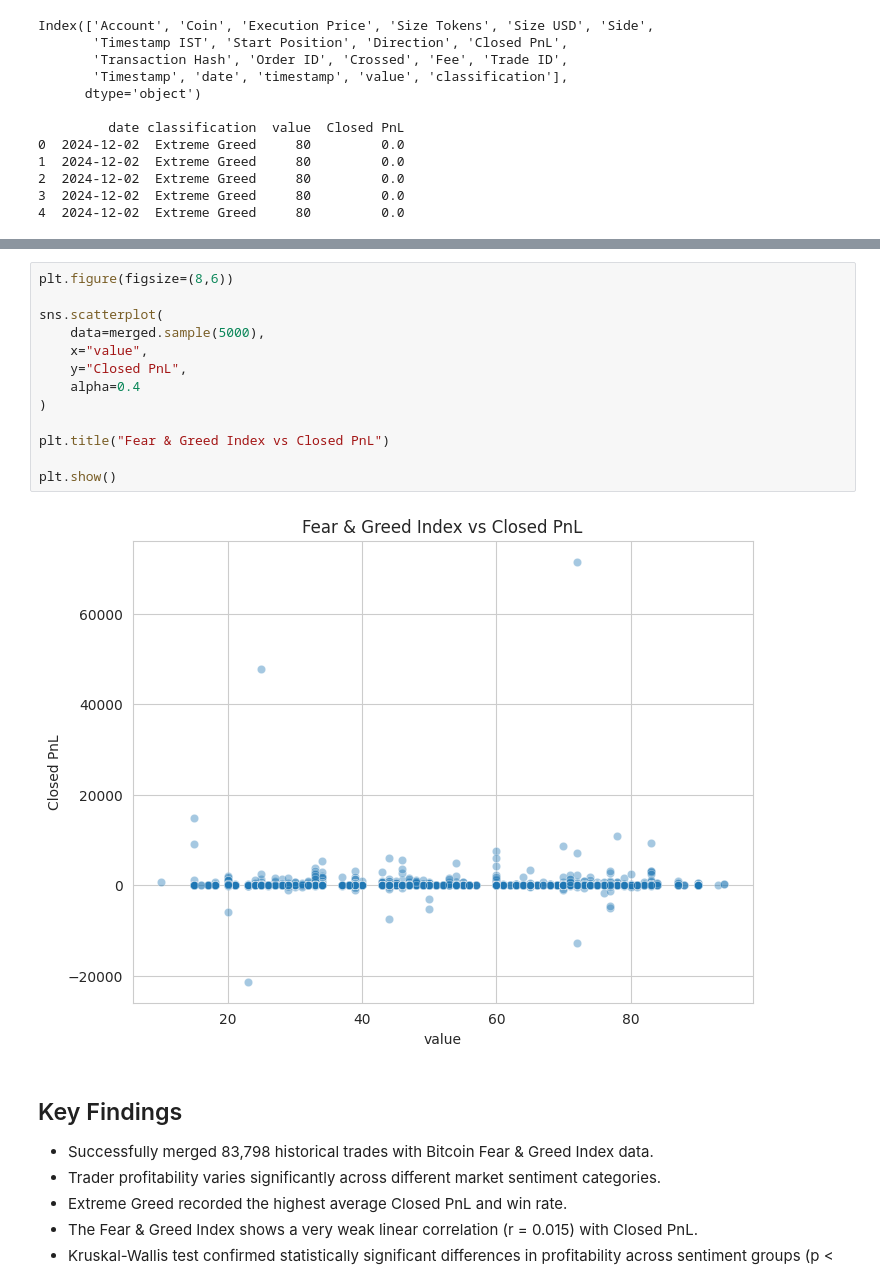
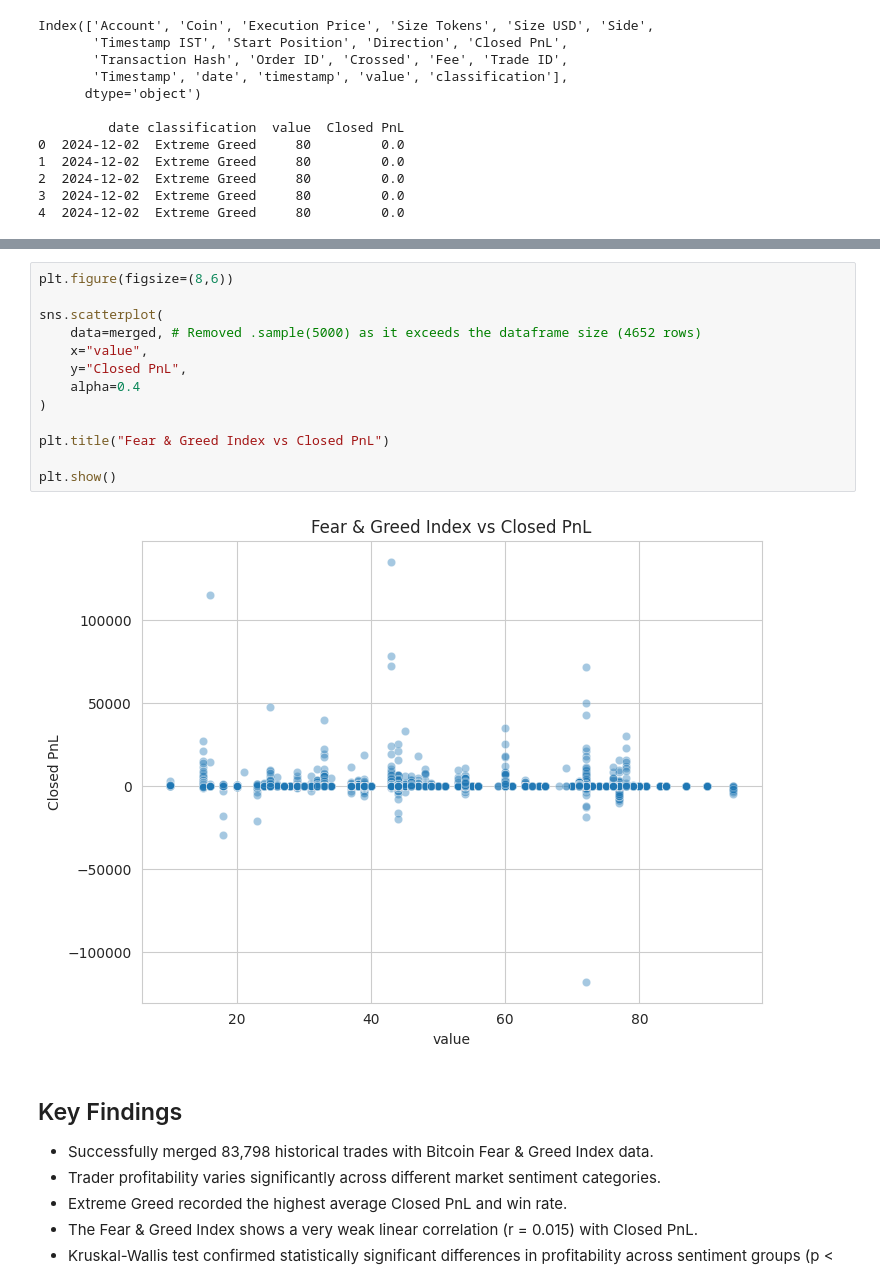
Before and after one commit to Ana3748/Primetrade.ai, a Jupyter notebook: Assignment.ipynb, the cells around one changed output, grey strips where cells are left out. Drawn from its saved outputs; the diff is of its cells as text.

```diff
--- a/Assignment.ipynb
+++ b/Assignment.ipynb
@@ -392,18 +387,18 @@ plt.show()
 # %%
 plt.figure(figsize=(8,6))
 
 sns.scatterplot(
-    data=merged.sample(5000),
+    data=merged, # Removed .sample(5000) as it exceeds the dataframe size (4652 rows)
     x="value",
     y="Closed PnL",
     alpha=0.4
 )
 
 plt.title("Fear & Greed Index vs Closed PnL")
 
 plt.show()
 # %% [output]
-[figure, old version]
+[figure, new version]
 # %% [markdown]
 
 ## Key Findings
```
Also changed, not shown: parts of 13 cells of this notebook.
